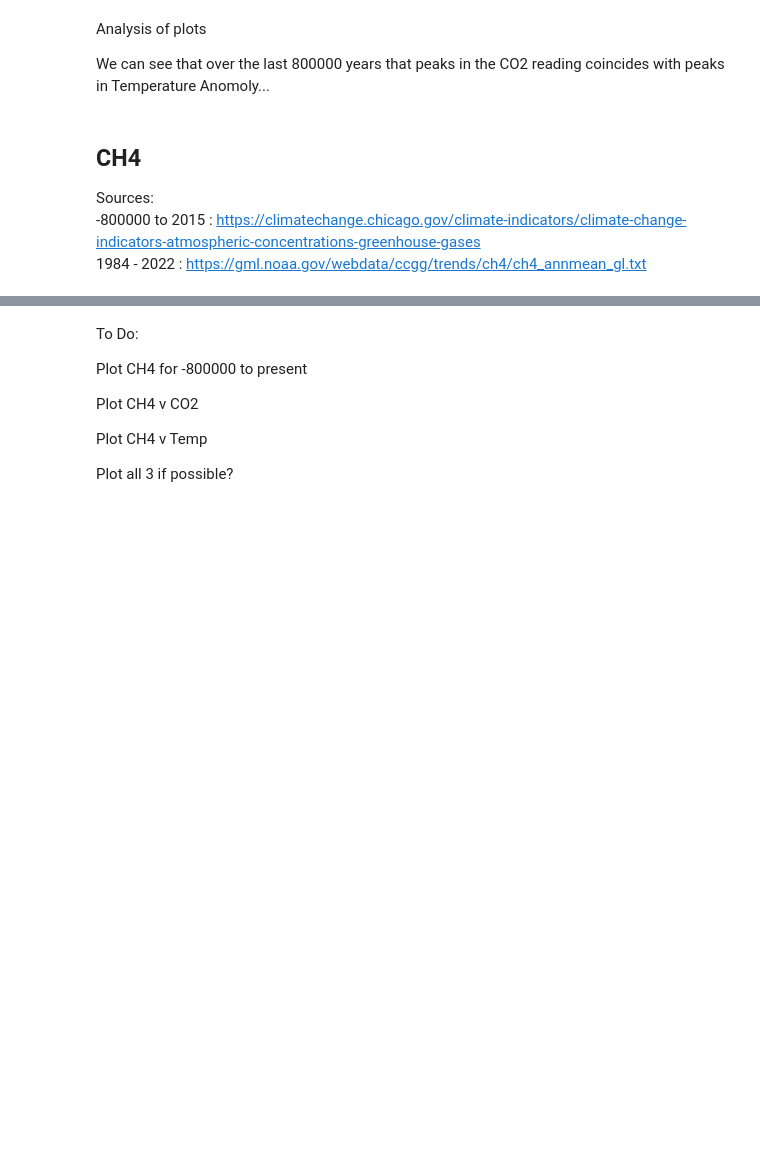
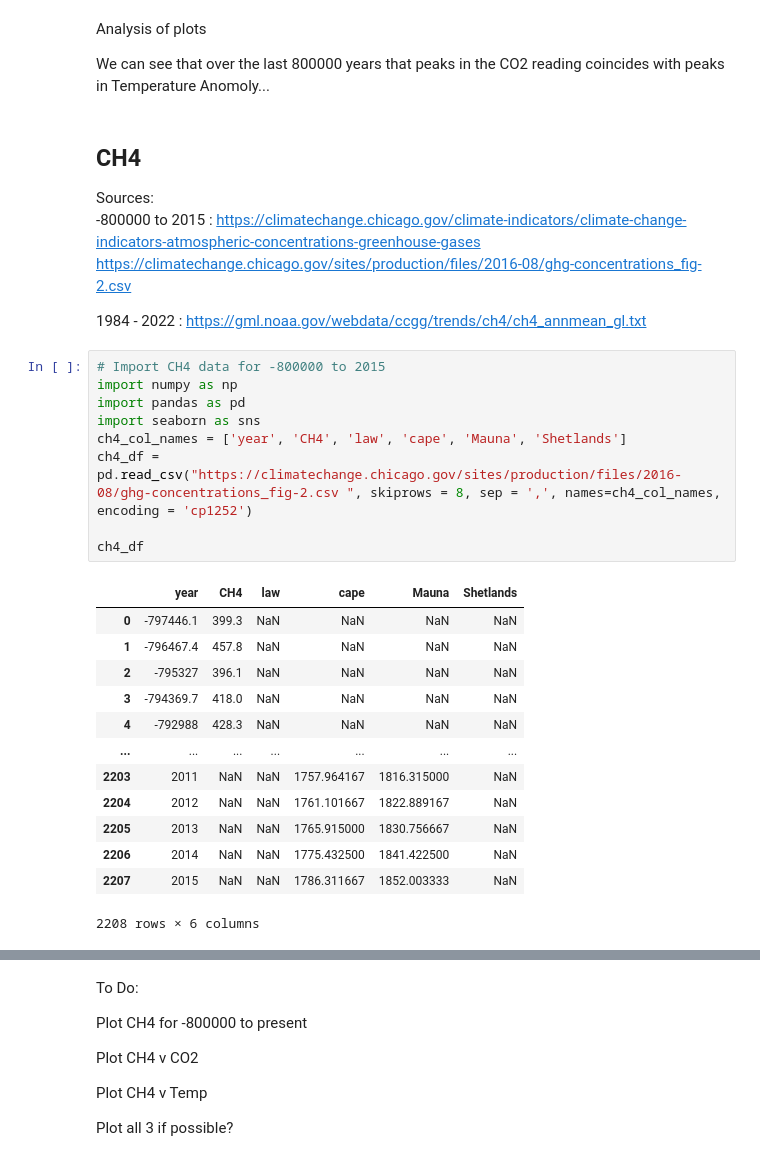
Before and after one commit to PeeBs68/prog_da_project2, a Jupyter notebook: project2.ipynb, the cells around one changed output, grey strips where cells are left out. Drawn from its saved outputs; the diff is of its cells as text; blank space fills up the shorter version.

```diff
--- a/project2.ipynb
+++ b/project2.ipynb
@@ -246,4 +246,30 @@ We can see that over the last 800000 years that peaks in the CO2 reading coincid
 
 Sources:
 -800000 to 2015 : https://climatechange.chicago.gov/climate-indicators/climate-change-indicators-atmospheric-concentrations-greenhouse-gases
+https://climatechange.chicago.gov/sites/production/files/2016-08/ghg-concentrations_fig-2.csv
+
+
 1984 - 2022 : https://gml.noaa.gov/webdata/ccgg/trends/ch4/ch4_annmean_gl.txt
+# %%
+# Import CH4 data for -800000 to 2015
+import numpy as np
+import pandas as pd
+import seaborn as sns
+ch4_col_names = ['year', 'CH4', 'law', 'cape', 'Mauna', 'Shetlands']
+ch4_df = pd.read_csv("https://climatechange.chicago.gov/sites/production/files/2016-08/ghg-concentrations_fig-2.csv ", skiprows = 8, sep = ',', names=ch4_col_names, encoding = 'cp1252')
+
+ch4_df
+# %% [output]
+|  | year | CH4 | law | cape | Mauna | Shetlands |
+| 0 | -797446.1 | 399.3 | NaN | NaN | NaN | NaN |
+| 1 | -796467.4 | 457.8 | NaN | NaN | NaN | NaN |
+| 2 | -795327 | 396.1 | NaN | NaN | NaN | NaN |
+| 3 | -794369.7 | 418.0 | NaN | NaN | NaN | NaN |
+| 4 | -792988 | 428.3 | NaN | NaN | NaN | NaN |
+| ... | ... | ... | ... | ... | ... | ... |
+| 2203 | 2011 | NaN | NaN | 1757.964167 | 1816.315000 | NaN |
+| 2204 | 2012 | NaN | NaN | 1761.101667 | 1822.889167 | NaN |
+| 2205 | 2013 | NaN | NaN | 1765.915000 | 1830.756667 | NaN |
+| 2206 | 2014 | NaN | NaN | 1775.432500 | 1841.422500 | NaN |
+| 2207 | 2015 | NaN | NaN | 1786.311667 | 1852.003333 | NaN |
+2208 rows × 6 columns
```
Also changed, not shown: parts of 7 cells of this notebook.
